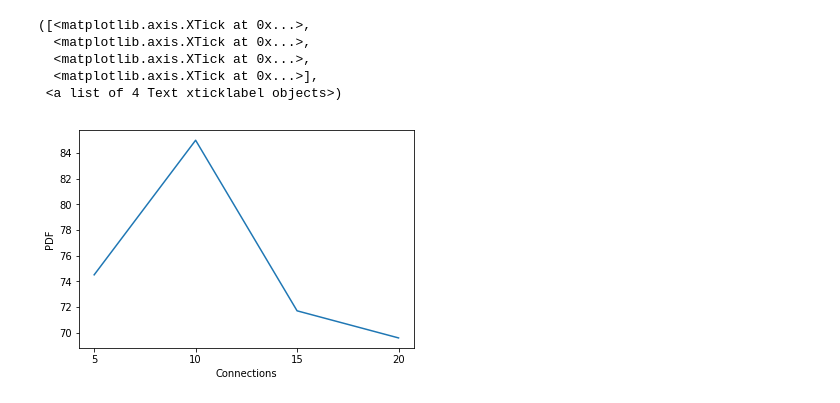
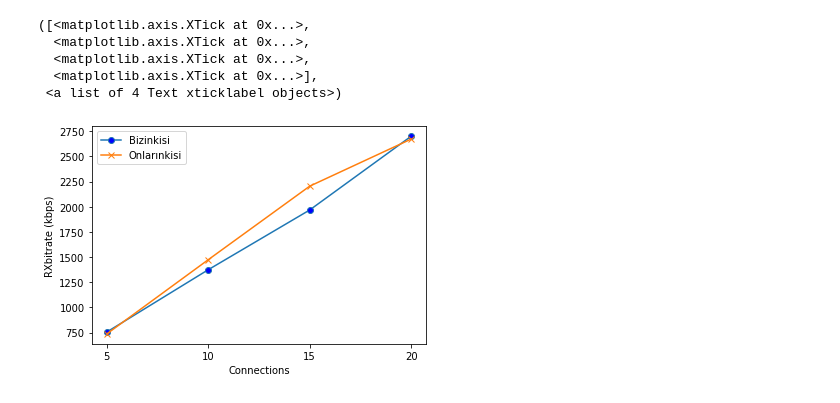
Before and after one commit to ozgurozkaya/VanetRC, a Jupyter notebook: Calculations.ipynb, the cells around one changed output. Cells and saved outputs as stored; diff of their text form; code cells hidden in the pictures.

```diff
--- a/Calculations.ipynb
+++ b/Calculations.ipynb
@@ -23,0 +19,8 @@ RXbitrate = [1854.21, 3466.81, 4817.79,  6255.12]
+# %%
+''' Matrices '''
+connections = [5, 10, 15, 20]
+pdfOurs = [90.28, 97.18, 98.54, 98.11]
+RXbitrateOurs = [756.09, 1374.43, 1967.31, 2699.27]
+
+pdfTheirs = [98.41, 98.23, 99.26, 89.54]
+RXbitrateTheirs = [737.34, 1473.81, 2203.75,  2671.18]
@@ -24,12 +41,14 @@ RXbitrate = [1854.21, 3466.81, 4817.79,  6255.12]
 # %%
-plt.plot(connections, pdf)
-plt.ylabel('PDF')
+plt.plot(connections, RXbitrateOurs, marker='o', markerfacecolor='blue', label="Bizinkisi")
+plt.plot(connections, RXbitrateTheirs, marker='x', markerfacecolor='red', label="Onlarınkisi")
+plt.legend(loc='upper left')
+plt.ylabel('RXbitrate (kbps)')
 plt.xlabel('Connections')
 plt.xticks([5, 10, 15, 20])
 # %% [output]
 ([<matplotlib.axis.XTick at 0x...>,
   <matplotlib.axis.XTick at 0x...>,
   <matplotlib.axis.XTick at 0x...>,
   <matplotlib.axis.XTick at 0x...>],
  <a list of 4 Text xticklabel objects>)
-[figure, old version]
+[figure, new version]
```
Also changed, not shown: parts of 5 cells of this notebook, 1 other file.
